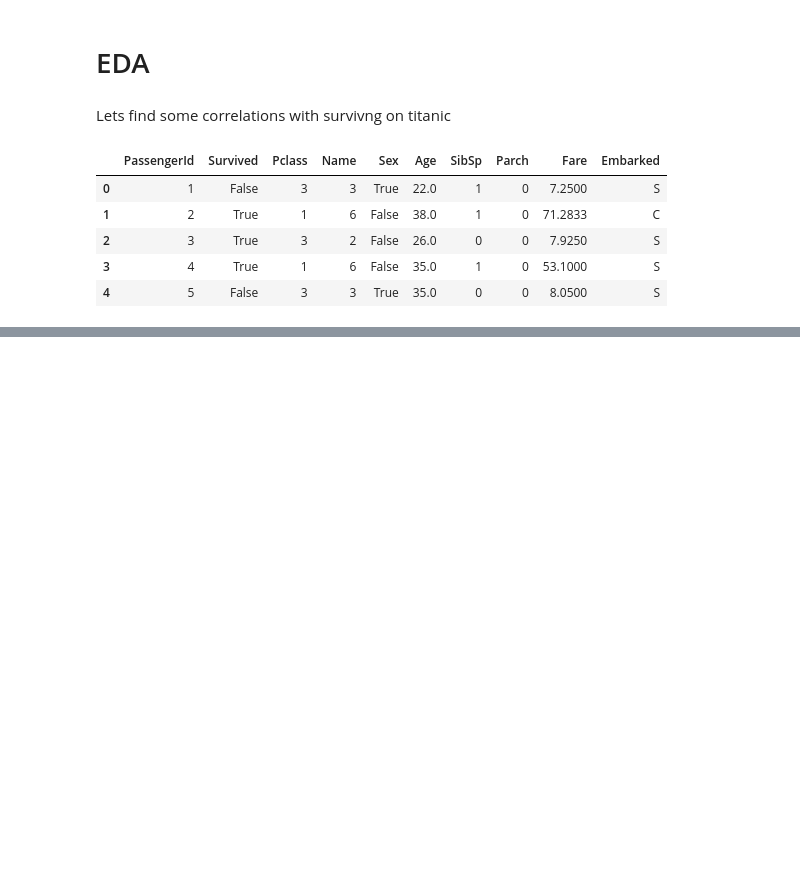
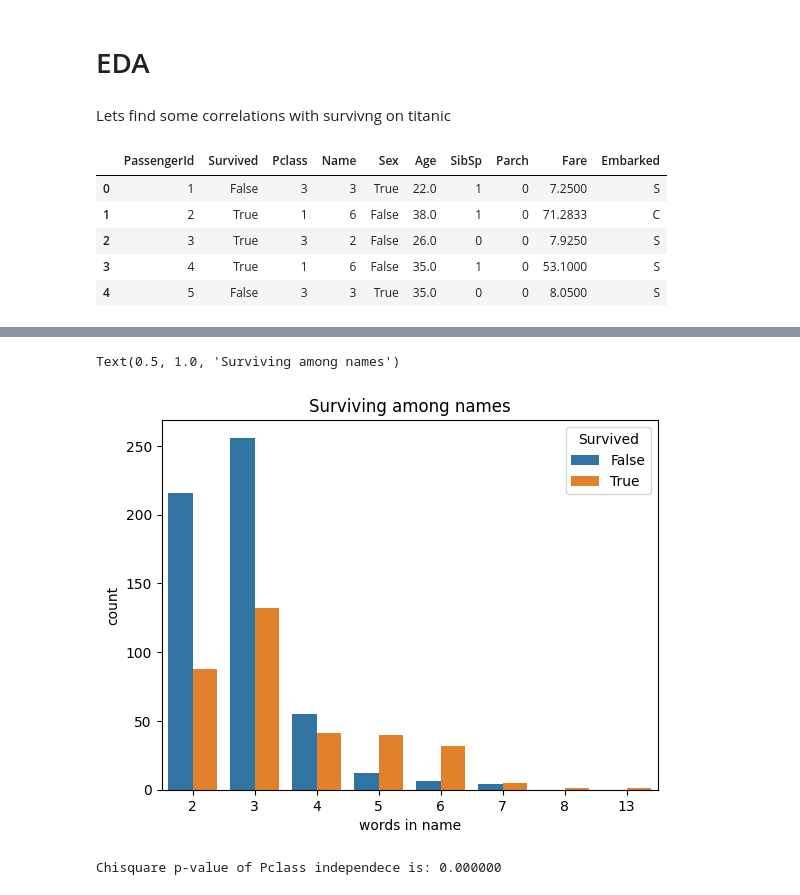
Before and after one commit to PigStep/ML-Titanic-Kaggle-contest, a Jupyter notebook: notebooks/ML titanic prediction/Titanic_notebook.ipynb, the cells around one changed output, grey strips where cells are left out. Drawn from its saved outputs; the diff is of its cells as text; code cells hidden in the pictures; blank space fills up the shorter version.

```diff
--- a/notebooks/ML titanic prediction/Titanic_notebook.ipynb
+++ b/notebooks/ML titanic prediction/Titanic_notebook.ipynb
@@ -293,0 +302,14 @@ sns.countplot(titanic_train,hue="Survived",x="Pclass")
+# %%
+sns.countplot(titanic_train, x="Name",hue="Survived")
+plt.xlabel("words in name")
+plt.title("Surviving among names")
+# %% [output]
+Text(0.5, 1.0, 'Surviving among names')
+[figure, added]
+# %%
+# Chisq test for Name independece
+cross_matrix = pd.crosstab(index=titanic_train["Name"],columns=titanic_train["Survived"])
+
+print(f"Chisquare p-value of Pclass independece is: {chi2_contingency(cross_matrix).pvalue:4f}")
+# %% [output]
+Chisquare p-value of Pclass independece is: 0.000000
```
Also changed, not shown: parts of 4 cells of this notebook.
